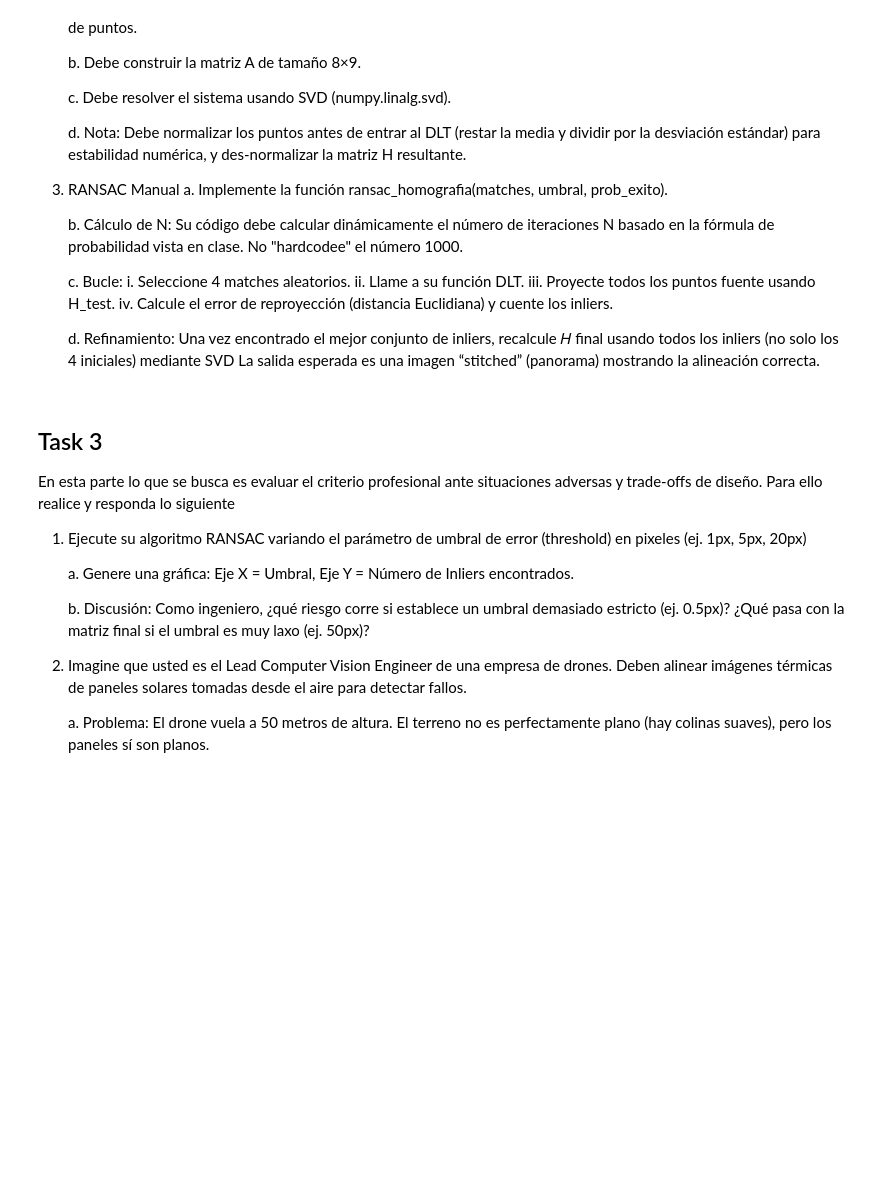
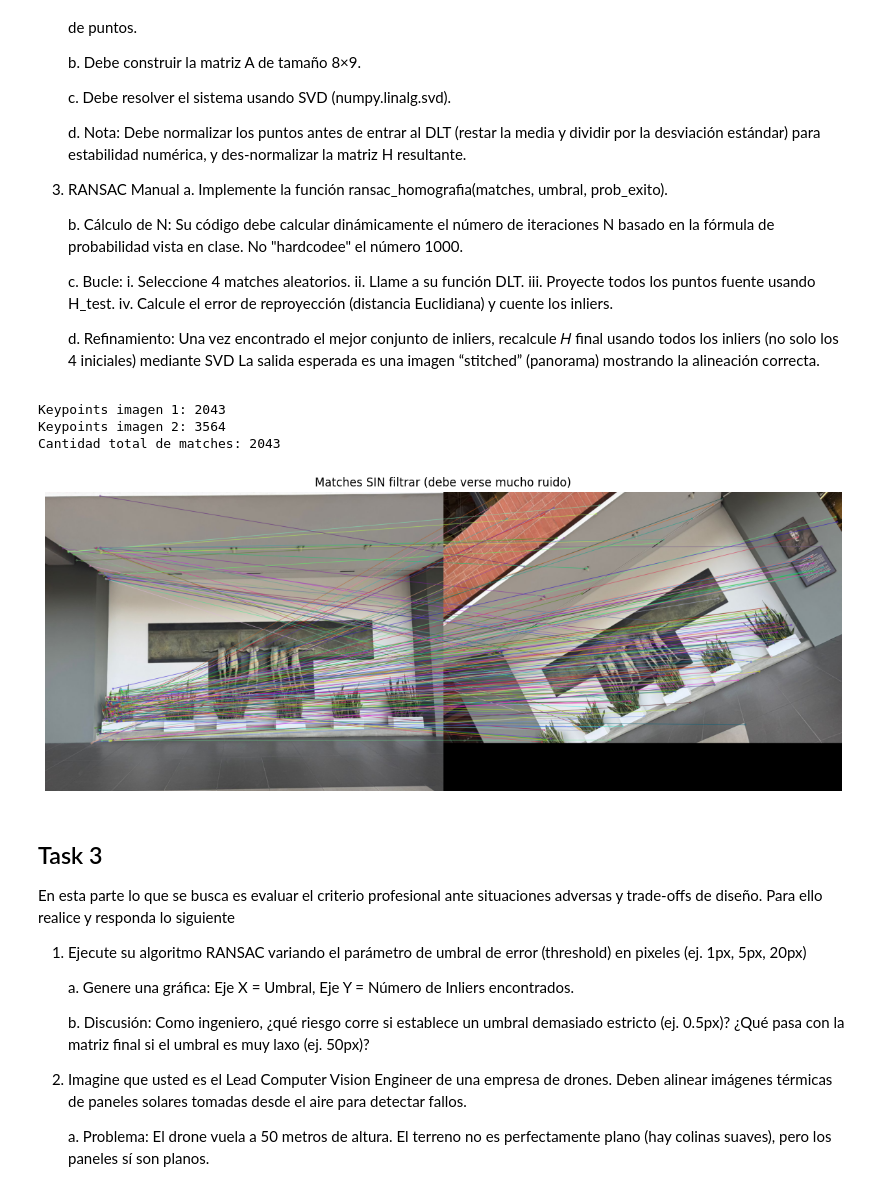
Before and after one commit to MarchMol/lab4_vision, a Jupyter notebook: lab4.ipynb, the cells around one changed output. Saved outputs shown, nothing was run; the diff lists cells and outputs as text; code cells hidden in the pictures; blank space fills up the shorter version.

```diff
--- a/lab4.ipynb
+++ b/lab4.ipynb
@@ -87,6 +87,53 @@ drásticamente diferentes. Con esto realice:
         iv. Calcule el error de reproyección (distancia Euclidiana) y cuente los inliers.
 
     d. Refinamiento: Una vez encontrado el mejor conjunto de inliers, recalcule 𝐻 final usando todos los inliers (no solo los 4 iniciales) mediante SVD La salida esperada es una imagen “stitched” (panorama) mostrando la alineación correcta.
+# %%
+import cv2
+import numpy as np
+import matplotlib.pyplot as plt
+
+img1 = cv2.imread("./db/img1.jpeg")
+img2 = cv2.imread("./db/img2.jpeg")
+
+gray1 = cv2.cvtColor(img1, cv2.COLOR_BGR2GRAY)
+gray2 = cv2.cvtColor(img2, cv2.COLOR_BGR2GRAY)
+
+# Detectar puntos con SIFT
+sift = cv2.SIFT_create()
+
+kp1, des1 = sift.detectAndCompute(gray1, None)
+kp2, des2 = sift.detectAndCompute(gray2, None)
+
+print("Keypoints imagen 1:", len(kp1))
+print("Keypoints imagen 2:", len(kp2))
+
+# Brute Force Matcher
+bf = cv2.BFMatcher(cv2.NORM_L2, crossCheck=False)
+
+matches = bf.match(des1, des2)
+
+print("Cantidad total de matches:", len(matches))
+
+
+# Visualización SIN FILTRAR
+img_matches = cv2.drawMatches(
+    img1, kp1,
+    img2, kp2,
+    matches[:200],
+    None,
+    flags=cv2.DrawMatchesFlags_NOT_DRAW_SINGLE_POINTS
+)
+
+plt.figure(figsize=(15,8))
+plt.imshow(cv2.cvtColor(img_matches, cv2.COLOR_BGR2RGB))
+plt.title("Matches SIN filtrar (debe verse mucho ruido)")
+plt.axis("off")
+plt.show()
+# %% [output]
+Keypoints imagen 1: 2043
+Keypoints imagen 2: 3564
+Cantidad total de matches: 2043
+[figure, added]
 # %% [markdown]
 ## Task 3
 En esta parte lo que se busca es evaluar el criterio profesional ante situaciones adversas y trade-offs de
```
Also changed, not shown: 3 other files.
